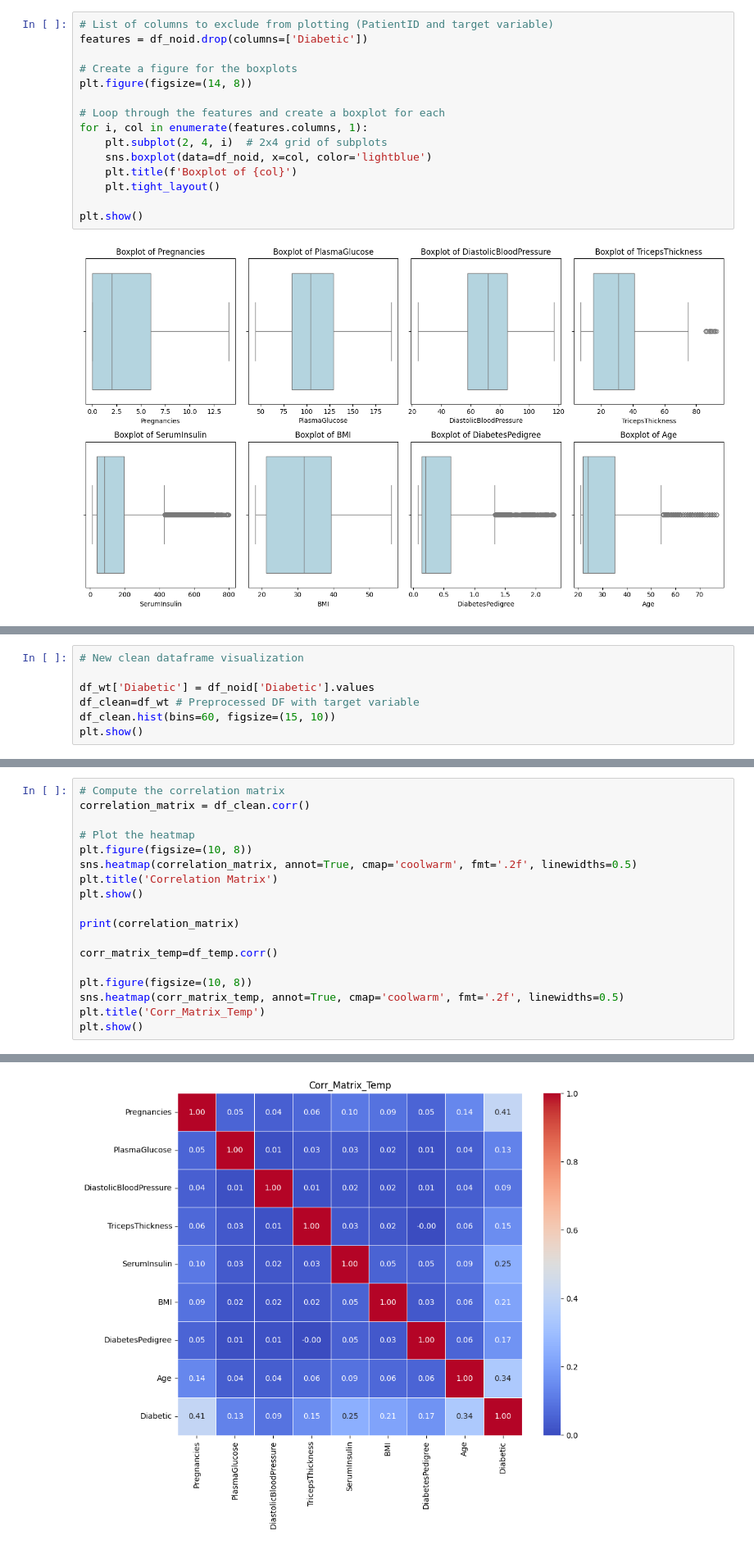
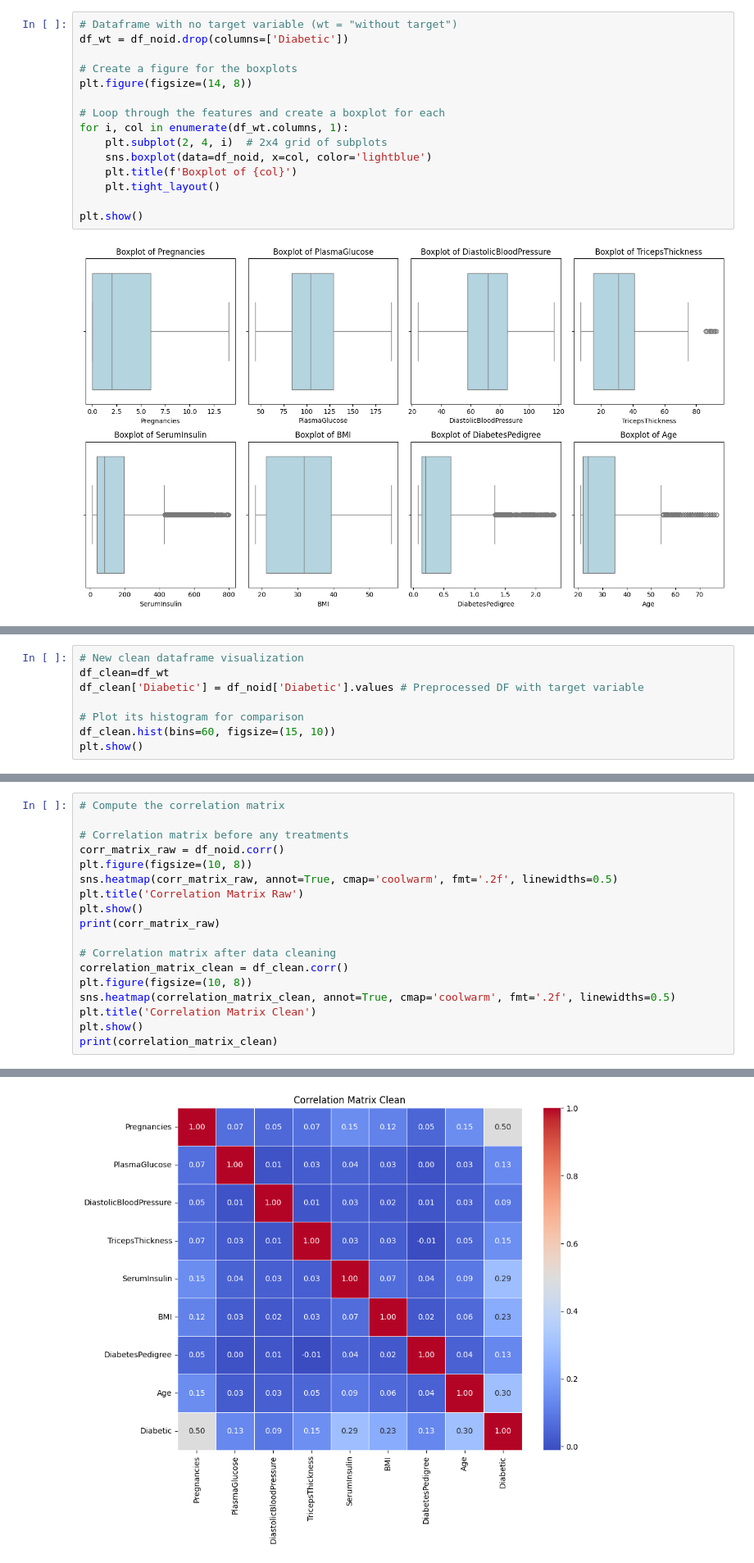
Before and after one commit to NathanBrunet/ML-Project-Diabetes-Prediction, a Jupyter notebook: DiabetesPrediction.ipynb, the cells around one changed output, grey strips where cells are left out. Shown at 82% size. Cells and saved outputs as stored; diff of their text form.

```diff
--- a/DiabetesPrediction.ipynb
+++ b/DiabetesPrediction.ipynb
@@ -141,14 +237,14 @@ plt.show()
 # %% [markdown]
 <p style="text-align: justify;">More globally for our data, features/variables are of homogeneous types, there appears to be no NaN values,duplicates, or problematic null values (such as for PlasmaGlucose or TricepsThickness). The fact that there are 2 float type variables (BMI, DiabetesPedigree) as well as int type ones is not an issue for numerical analysis. However, there seems to be some outliers in our dataset to handle, and maybe the necessity to rescale and/or normalize our data.</p>
 # %%
-# List of columns to exclude from plotting (PatientID and target variable)
-features = df_noid.drop(columns=['Diabetic'])
+# Dataframe with no target variable (wt = "without target")
+df_wt = df_noid.drop(columns=['Diabetic'])
 
 # Create a figure for the boxplots
 plt.figure(figsize=(14, 8))
 
 # Loop through the features and create a boxplot for each
-for i, col in enumerate(features.columns, 1):
+for i, col in enumerate(df_wt.columns, 1):
     plt.subplot(2, 4, i)  # 2x4 grid of subplots
     sns.boxplot(data=df_noid, x=col, color='lightblue')
     plt.title(f'Boxplot of {col}')
@@ -189,8 +294,9 @@ print(skewness_all_columns)
 # %%
 # New clean dataframe visualization
+df_clean=df_wt
+df_clean['Diabetic'] = df_noid['Diabetic'].values # Preprocessed DF with target variable
 
-df_wt['Diabetic'] = df_noid['Diabetic'].values
-df_clean=df_wt # Preprocessed DF with target variable
+# Plot its histogram for comparison
 df_clean.hist(bins=60, figsize=(15, 10))
 plt.show()
 # %% [output]
@@ -207,19 +304,19 @@ dtype: float64
 # %%
 # Compute the correlation matrix
-correlation_matrix = df_clean.corr()
 
-# Plot the heatmap
+# Correlation matrix before any treatments
+corr_matrix_raw = df_noid.corr()
 plt.figure(figsize=(10, 8))
-sns.heatmap(correlation_matrix, annot=True, cmap='coolwarm', fmt='.2f', linewidths=0.5)
-plt.title('Correlation Matrix')
+sns.heatmap(corr_matrix_raw, annot=True, cmap='coolwarm', fmt='.2f', linewidths=0.5)
+plt.title('Correlation Matrix Raw')
 plt.show()
+print(corr_matrix_raw)
 
-print(correlation_matrix)
-
-corr_matrix_temp=df_temp.corr()
-
+# Correlation matrix after data cleaning
+correlation_matrix_clean = df_clean.corr()
 plt.figure(figsize=(10, 8))
-sns.heatmap(corr_matrix_temp, annot=True, cmap='coolwarm', fmt='.2f', linewidths=0.5)
-plt.title('Corr_Matrix_Temp')
+sns.heatmap(correlation_matrix_clean, annot=True, cmap='coolwarm', fmt='.2f', linewidths=0.5)
+plt.title('Correlation Matrix Clean')
 plt.show()
+print(correlation_matrix_clean)
 # %% [output]
@@ -244 +341 @@ Diabetic                        0.129162  0.295684  1.000000
-[figure, old version]
+[figure, new version]
```
Also changed, not shown: parts of 8 cells of this notebook.
